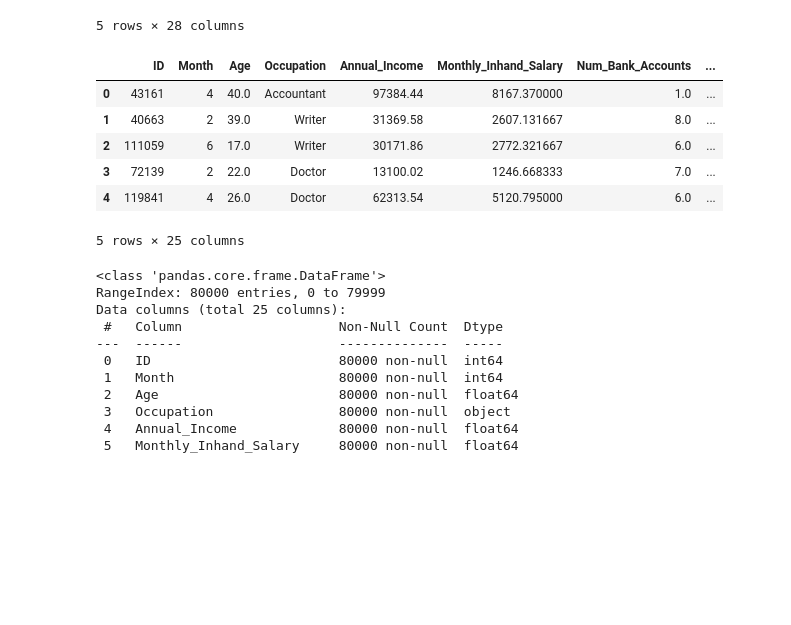
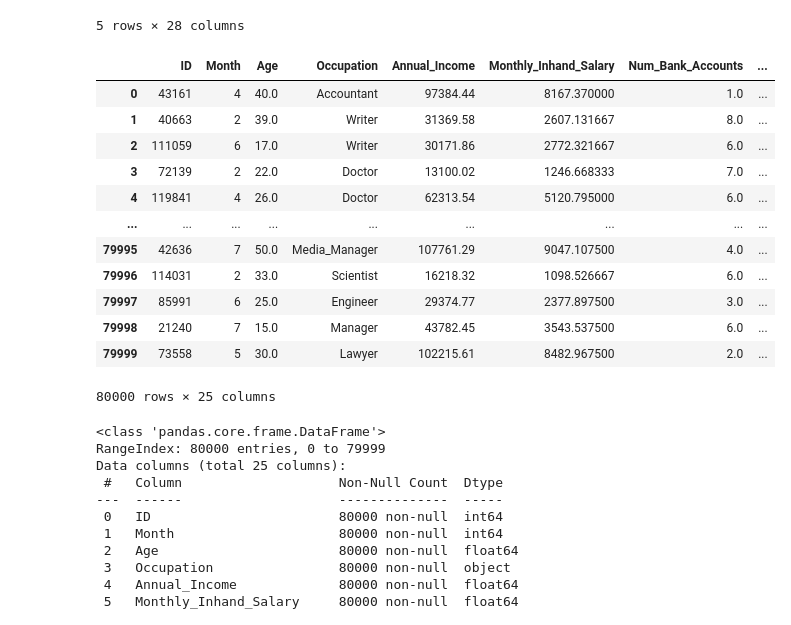
Before and after one commit to claradelatorre/Test2ML-Classifier, a Jupyter notebook: test.ipynb, the cells around one changed output. Drawn from its saved outputs; the diff is of its cells as text; code cells hidden in the pictures; blank space fills up the shorter version.

```diff
--- a/test.ipynb
+++ b/test.ipynb
@@ -68,15 +69,21 @@ train.head()
 
 train.drop(['Customer_ID','Name','SSN'] ,axis= 1 , inplace = True)
 # %%
-train.head()
+train
 # %% [output]
 |  | ID | Month | Age | Occupation | Annual_Income | Monthly_Inhand_Salary | Num_Bank_Accounts | ... |
 | 0 | 43161 | 4 | 40.0 | Accountant | 97384.44 | 8167.370000 | 1.0 | ... |
 | 1 | 40663 | 2 | 39.0 | Writer | 31369.58 | 2607.131667 | 8.0 | ... |
 | 2 | 111059 | 6 | 17.0 | Writer | 30171.86 | 2772.321667 | 6.0 | ... |
 | 3 | 72139 | 2 | 22.0 | Doctor | 13100.02 | 1246.668333 | 7.0 | ... |
 | 4 | 119841 | 4 | 26.0 | Doctor | 62313.54 | 5120.795000 | 6.0 | ... |
+| ... | ... | ... | ... | ... | ... | ... | ... | ... |
+| 79995 | 42636 | 7 | 50.0 | Media_Manager | 107761.29 | 9047.107500 | 4.0 | ... |
+| 79996 | 114031 | 2 | 33.0 | Scientist | 16218.32 | 1098.526667 | 6.0 | ... |
+| 79997 | 85991 | 6 | 25.0 | Engineer | 29374.77 | 2377.897500 | 3.0 | ... |
+| 79998 | 21240 | 7 | 15.0 | Manager | 43782.45 | 3543.537500 | 6.0 | ... |
+| 79999 | 73558 | 5 | 30.0 | Lawyer | 102215.61 | 8482.967500 | 2.0 | ... |
-5 rows × 25 columns
+80000 rows × 25 columns
 # %%
 train.info()
 # %% [output]
```
Also changed, not shown: parts of 13 cells of this notebook.
